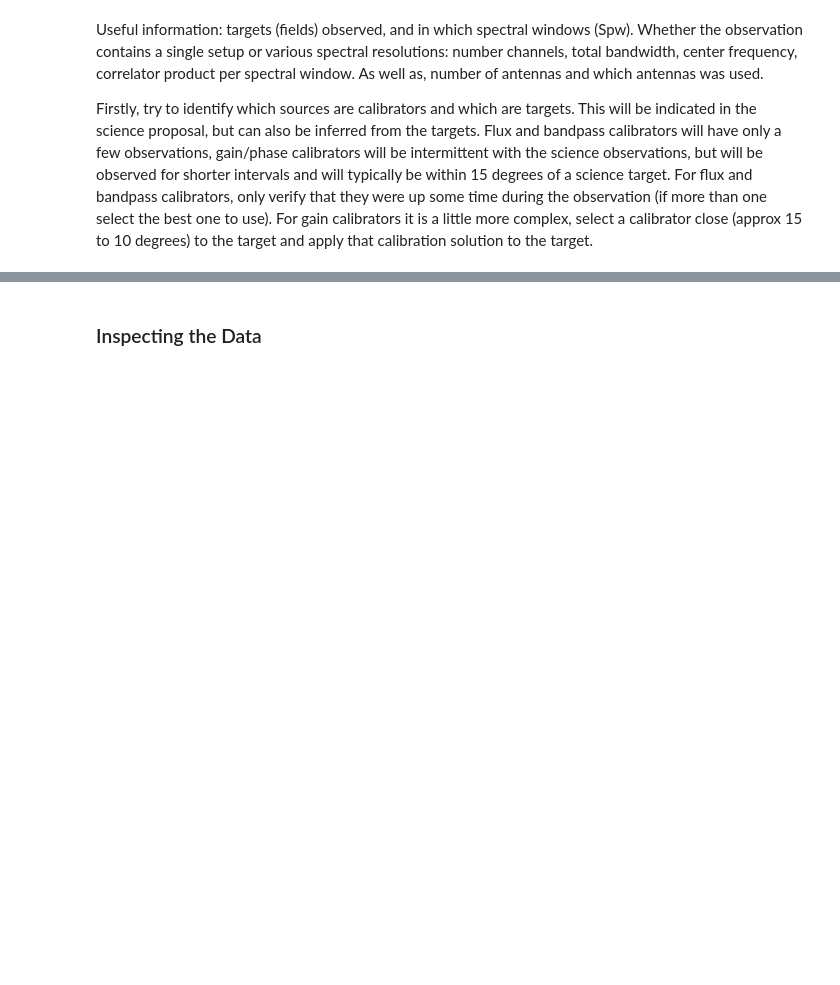
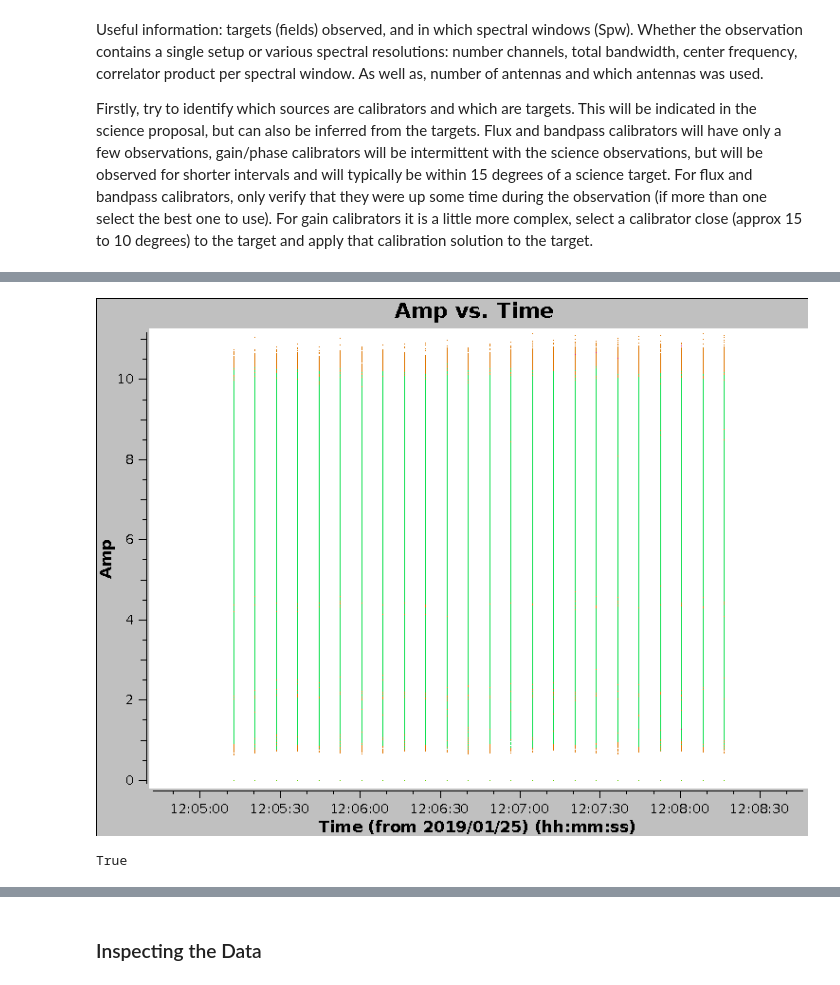
Before and after one commit to ska-sa/MeerKAT-Cookbook, a Jupyter notebook: casa/img_calibration.ipynb, the cells around one changed output, grey strips where cells are left out. Cells and saved outputs as stored; diff of their text form; code cells hidden in the pictures; blank space fills up the shorter version.

```diff
--- a/casa/img_calibration.ipynb
+++ b/casa/img_calibration.ipynb
@@ -95,0 +59,5 @@ Number of points being plotted: 4
+# %%
+plotms(vis=msfile, xaxis='time', yaxis='amp', field='PKS1934-63', coloraxis='baseline', antenna='m010,m043,m053')
+# %% [output]
+[figure, added]
+True
```
Also changed, not shown: parts of 37 cells of this notebook, 1 other file.
